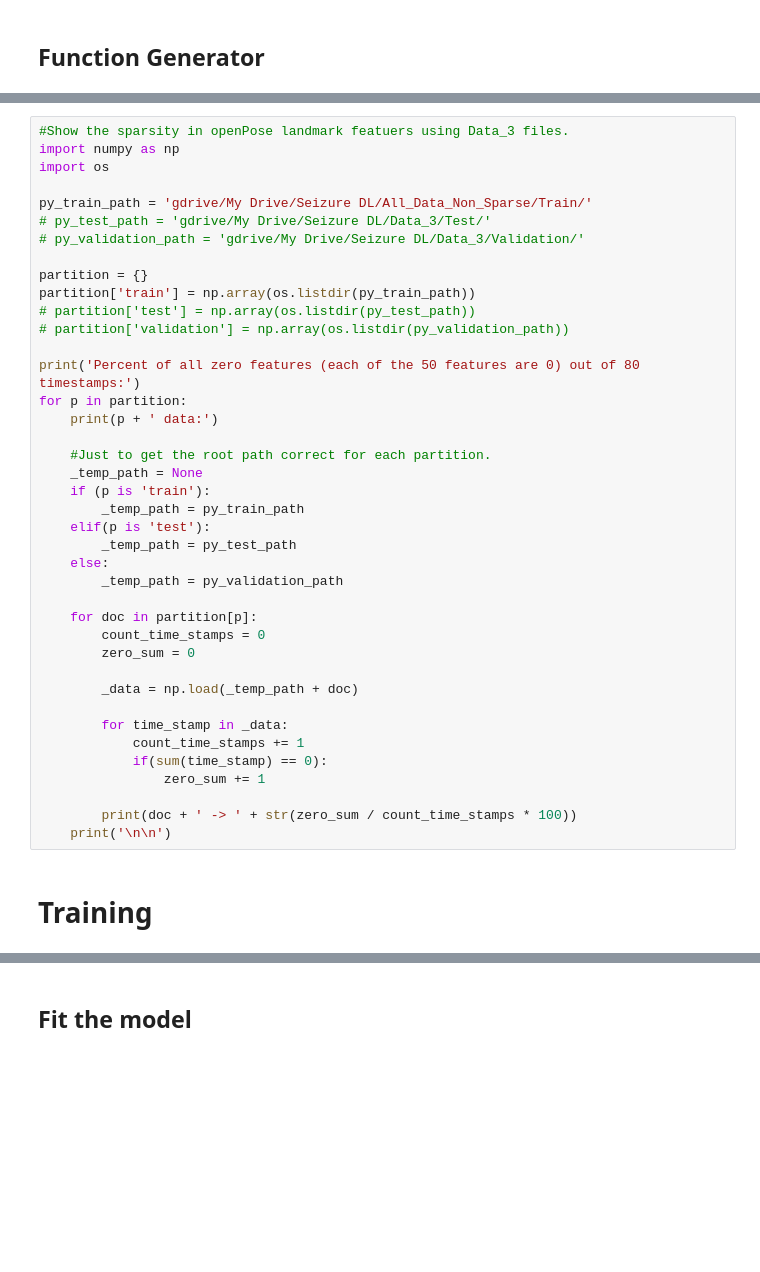
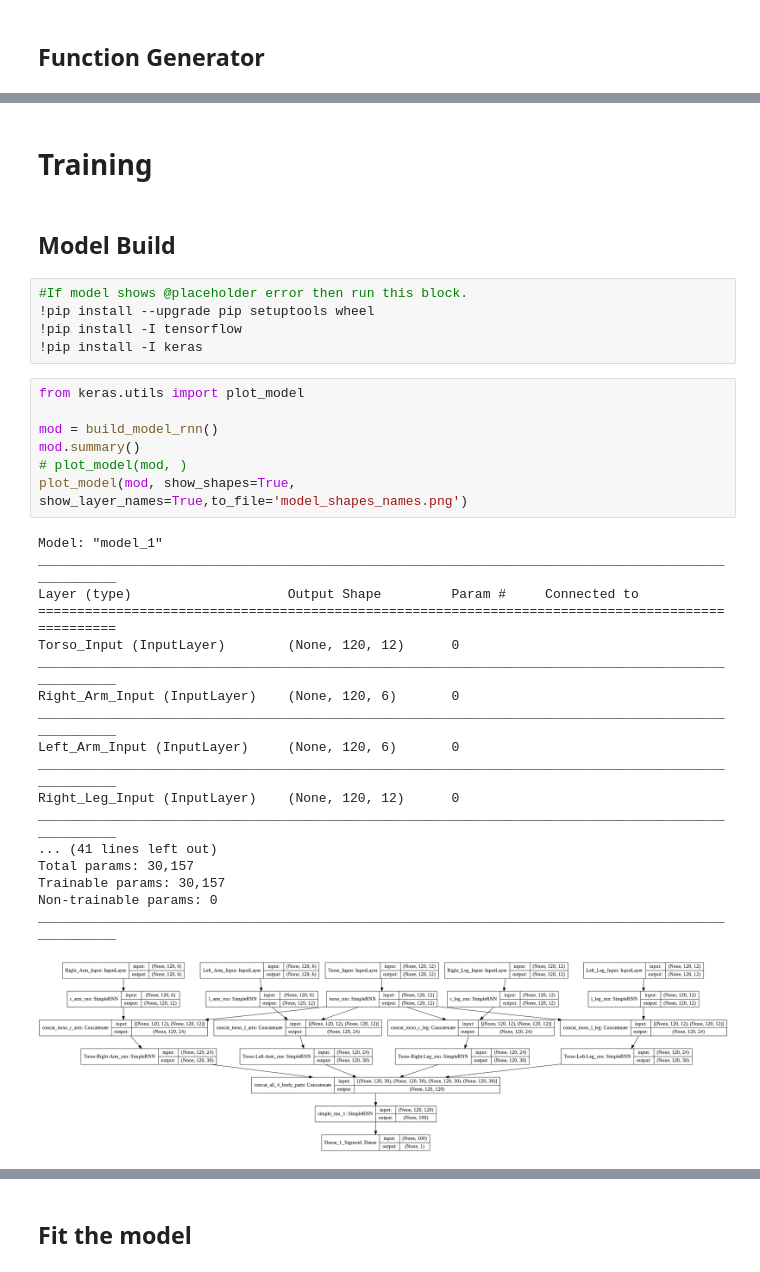
Before and after one commit to josephmhernandez/SeizureDetection, a Jupyter notebook: SeizureDetection.ipynb, the cells around one changed output, grey strips where cells are left out. Cells and saved outputs as stored; diff of their text form; blank space fills up the shorter version.

```diff
--- a/SeizureDetection.ipynb
+++ b/SeizureDetection.ipynb
@@ -330,42 +416,35 @@ def fill_sparse_data(read_path, write_path):
-# %%
-#Show the sparsity in openPose landmark featuers using Data_3 files.
-import numpy as np
-import os
-
-py_train_path = 'gdrive/My Drive/Seizure DL/All_Data_Non_Sparse/Train/'
-# py_test_path = 'gdrive/My Drive/Seizure DL/Data_3/Test/'
-# py_validation_path = 'gdrive/My Drive/Seizure DL/Data_3/Validation/'
-
-partition = {}
-partition['train'] = np.array(os.listdir(py_train_path))
-# partition['test'] = np.array(os.listdir(py_test_path))
-# partition['validation'] = np.array(os.listdir(py_validation_path))
-
-print('Percent of all zero features (each of the 50 features are 0) out of 80 timestamps:')
-for p in partition:
-    print(p + ' data:')
-
-    #Just to get the root path correct for each partition.
-    _temp_path = None
-    if (p is 'train'):
-        _temp_path = py_train_path
-    elif(p is 'test'):
-        _temp_path = py_test_path
-    else:
-        _temp_path = py_validation_path
-
-    for doc in partition[p]:
-        count_time_stamps = 0
-        zero_sum = 0
-
-        _data = np.load(_temp_path + doc)
-
-        for time_stamp in _data:
-            count_time_stamps += 1
-            if(sum(time_stamp) == 0):
-                zero_sum += 1
-
-        print(doc + ' -> ' + str(zero_sum / count_time_stamps * 100))
-    print('\n\n')
 # %% [markdown]
 # Training
+# %% [markdown]
+## Model Build
+# %%
+#If model shows @placeholder error then run this block.
+!pip install --upgrade pip setuptools wheel
+!pip install -I tensorflow
+!pip install -I keras
+# %%
+from keras.utils import plot_model
+
+mod = build_model_rnn()
+mod.summary()
+# plot_model(mod, )
+plot_model(mod, show_shapes=True, show_layer_names=True,to_file='model_shapes_names.png')
+# %% [output]
+Model: "model_1"
+__________________________________________________________________________________________________
+Layer (type)                    Output Shape         Param #     Connected to
+==================================================================================================
+Torso_Input (InputLayer)        (None, 120, 12)      0
+__________________________________________________________________________________________________
+Right_Arm_Input (InputLayer)    (None, 120, 6)       0
+__________________________________________________________________________________________________
+Left_Arm_Input (InputLayer)     (None, 120, 6)       0
+__________________________________________________________________________________________________
+Right_Leg_Input (InputLayer)    (None, 120, 12)      0
+__________________________________________________________________________________________________
+... (41 lines left out)
+Total params: 30,157
+Trainable params: 30,157
+Non-trainable params: 0
+__________________________________________________________________________________________________
+[figure, added]
```
Also changed, not shown: parts of 35 cells of this notebook.
